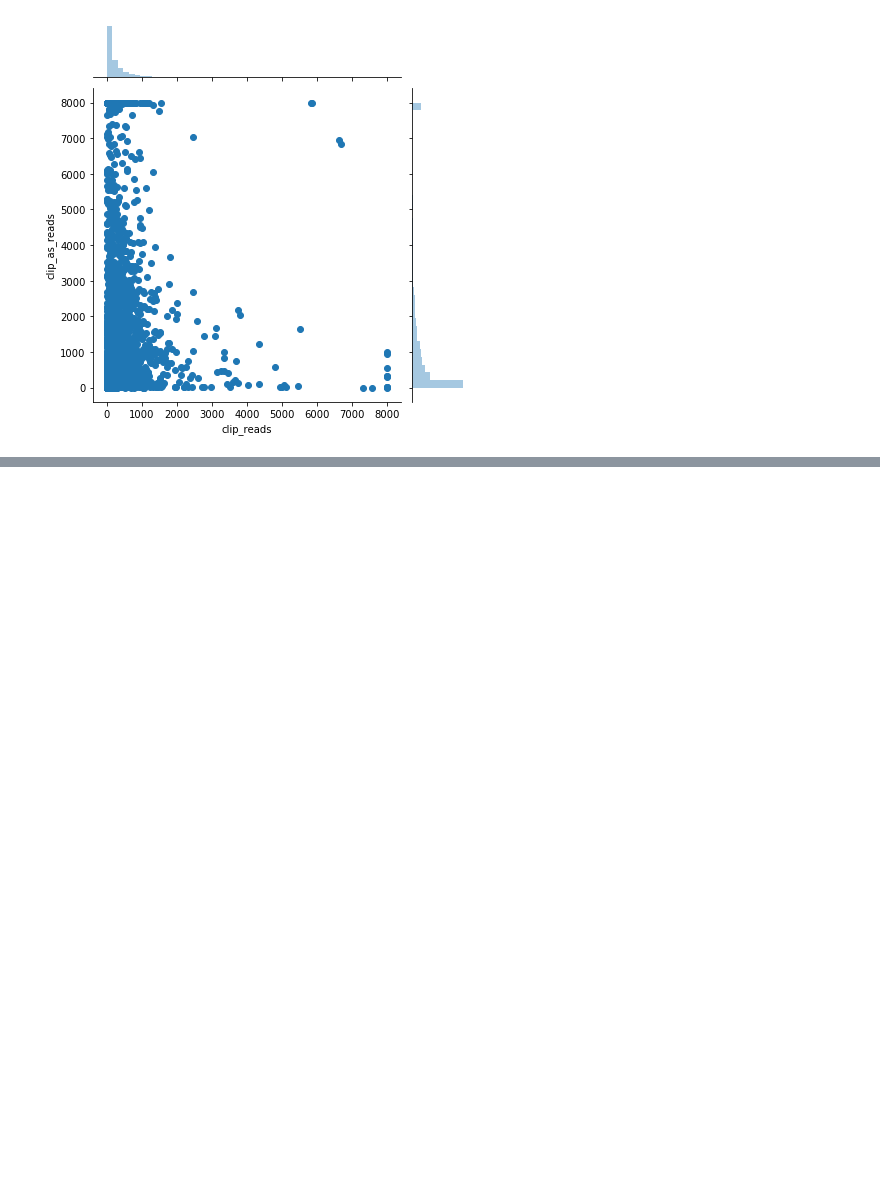
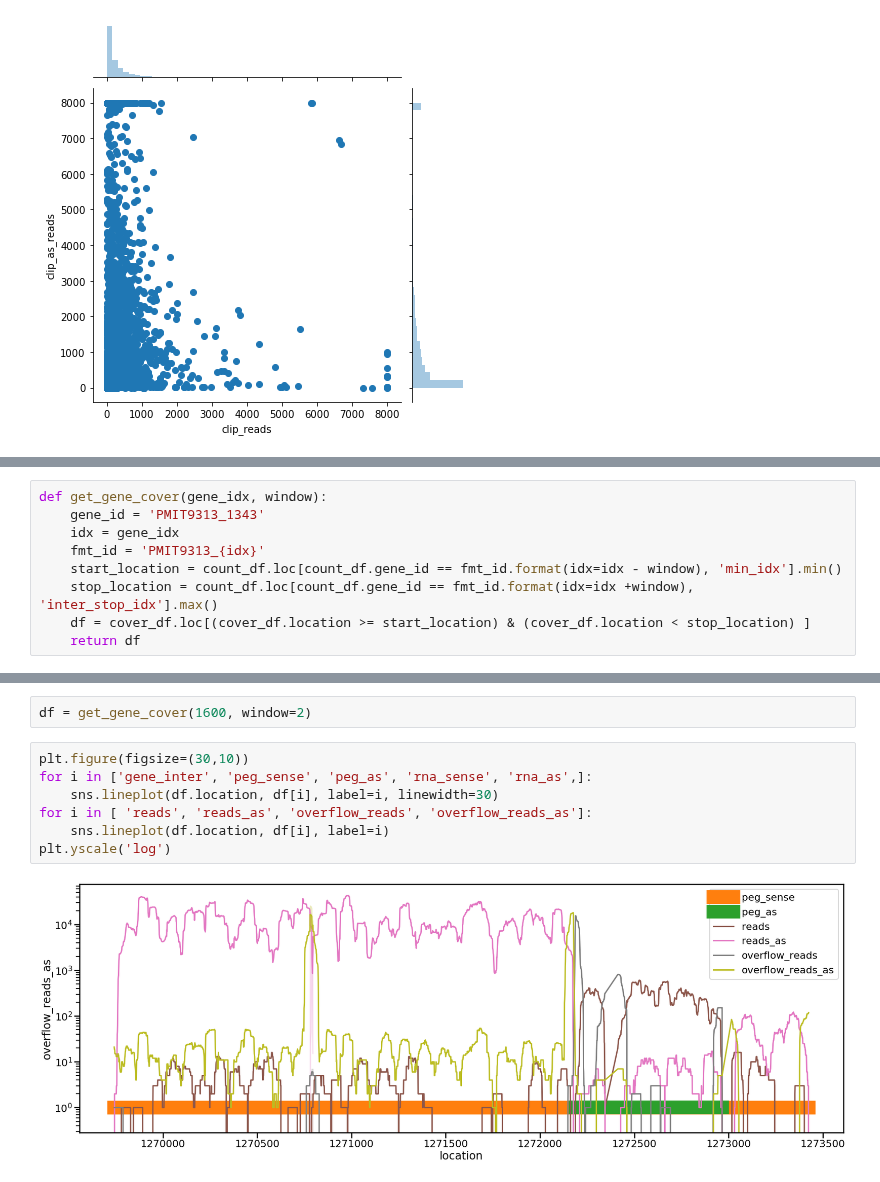
Before and after one commit to wosnat/sep, a Jupyter notebook: analyze_9313.ipynb, the cells around one changed output, grey strips where cells are left out. Saved outputs shown, nothing was run; the diff lists cells and outputs as text; blank space fills up the shorter version.

Commit message:
cover analysis

```diff
--- a/analyze_9313.ipynb
+++ b/analyze_9313.ipynb
@@ -170,0 +209,9 @@ sns.jointplot(count_df.clip_reads, count_df.clip_as_reads)
+# %%
+def get_gene_cover(gene_idx, window):
+    gene_id = 'PMIT9313_1343'
+    idx = gene_idx
+    fmt_id = 'PMIT9313_{idx}'
+    start_location = count_df.loc[count_df.gene_id == fmt_id.format(idx=idx - window), 'min_idx'].min()
+    stop_location = count_df.loc[count_df.gene_id == fmt_id.format(idx=idx +window), 'inter_stop_idx'].max()
+    df = cover_df.loc[(cover_df.location >= start_location) & (cover_df.location < stop_location) ]
+    return df
@@ -170,0 +271,11 @@ sns.jointplot(count_df.clip_reads, count_df.clip_as_reads)
+# %%
+df = get_gene_cover(1600, window=2)
+# %%
+plt.figure(figsize=(30,10))
+for i in ['gene_inter', 'peg_sense', 'peg_as', 'rna_sense', 'rna_as',]:
+    sns.lineplot(df.location, df[i], label=i, linewidth=30)
+for i in [ 'reads', 'reads_as', 'overflow_reads', 'overflow_reads_as']:
+    sns.lineplot(df.location, df[i], label=i)
+plt.yscale('log')
+# %% [output]
+[figure, added]
```
Also changed, not shown: parts of 19 cells of this notebook, 1 other file.
